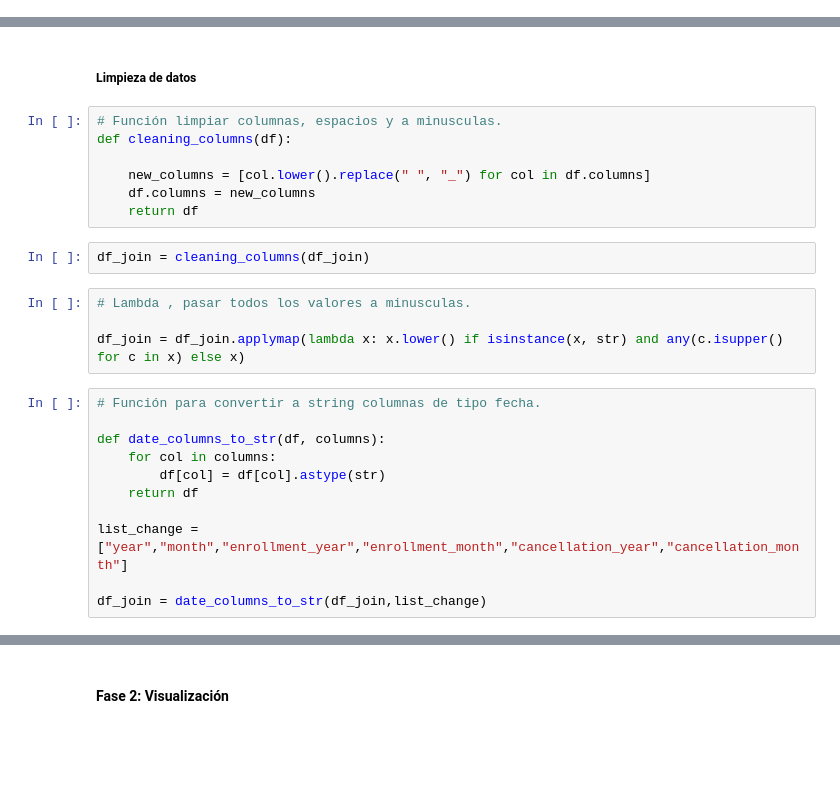
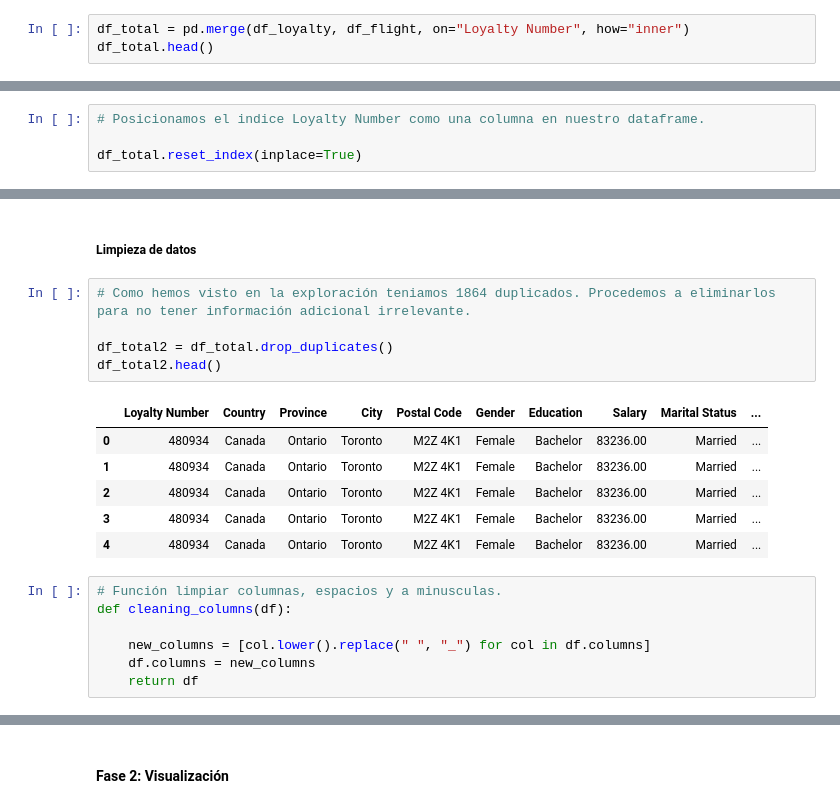
Before and after one commit to Adalab/bda-modulo-3-evaluacion-final-JohannaRL, a Jupyter notebook: final.ipynb, the cells around one changed output, grey strips where cells are left out. Drawn from its saved outputs; the diff is of its cells as text; blank space fills up the shorter version.

```diff
--- a/final.ipynb
+++ b/final.ipynb
@@ -275,0 +69,3 @@ df_join.shape
+# %%
+df_total = pd.merge(df_loyalty, df_flight, on="Loyalty Number", how="inner")
+df_total.head()
@@ -275,0 +86,4 @@ df_join.shape
+# %%
+# Posicionamos el indice Loyalty Number como una columna en nuestro dataframe.
+
+df_total.reset_index(inplace=True)
@@ -276,5 +165,17 @@ df_join.shape
 # %% [markdown]
 ##### Limpieza de datos
+# %%
+# Como hemos visto en la exploración teniamos 1864 duplicados. Procedemos a eliminarlos para no tener información adicional irrelevante.
+
+df_total2 = df_total.drop_duplicates()
+df_total2.head()
+# %% [output]
+|  | Loyalty Number | Country | Province | City | Postal Code | Gender | Education | Salary | Marital Status | ... |
+| 0 | 480934 | Canada | Ontario | Toronto | M2Z 4K1 | Female | Bachelor | 83236.00 | Married | ... |
+| 1 | 480934 | Canada | Ontario | Toronto | M2Z 4K1 | Female | Bachelor | 83236.00 | Married | ... |
+| 2 | 480934 | Canada | Ontario | Toronto | M2Z 4K1 | Female | Bachelor | 83236.00 | Married | ... |
+| 3 | 480934 | Canada | Ontario | Toronto | M2Z 4K1 | Female | Bachelor | 83236.00 | Married | ... |
+| 4 | 480934 | Canada | Ontario | Toronto | M2Z 4K1 | Female | Bachelor | 83236.00 | Married | ... |
 # %%
 # Función limpiar columnas, espacios y a minusculas.
 def cleaning_columns(df):
@@ -282,20 +183,3 @@ def cleaning_columns(df):
     new_columns = [col.lower().replace(" ", "_") for col in df.columns]
     df.columns = new_columns
     return df
-# %%
-df_join = cleaning_columns(df_join)
-# %%
-# Lambda , pasar todos los valores a minusculas.
-
-df_join = df_join.applymap(lambda x: x.lower() if isinstance(x, str) and any(c.isupper() for c in x) else x)
-# %%
-# Función para convertir a string columnas de tipo fecha.
-
-def date_columns_to_str(df, columns):
-    for col in columns:
-        df[col] = df[col].astype(str)
-    return df
-
-list_change = ["year","month","enrollment_year","enrollment_month","cancellation_year","cancellation_month"]
-
-df_join = date_columns_to_str(df_join,list_change)
```
Also changed, not shown: parts of 87 cells of this notebook.
